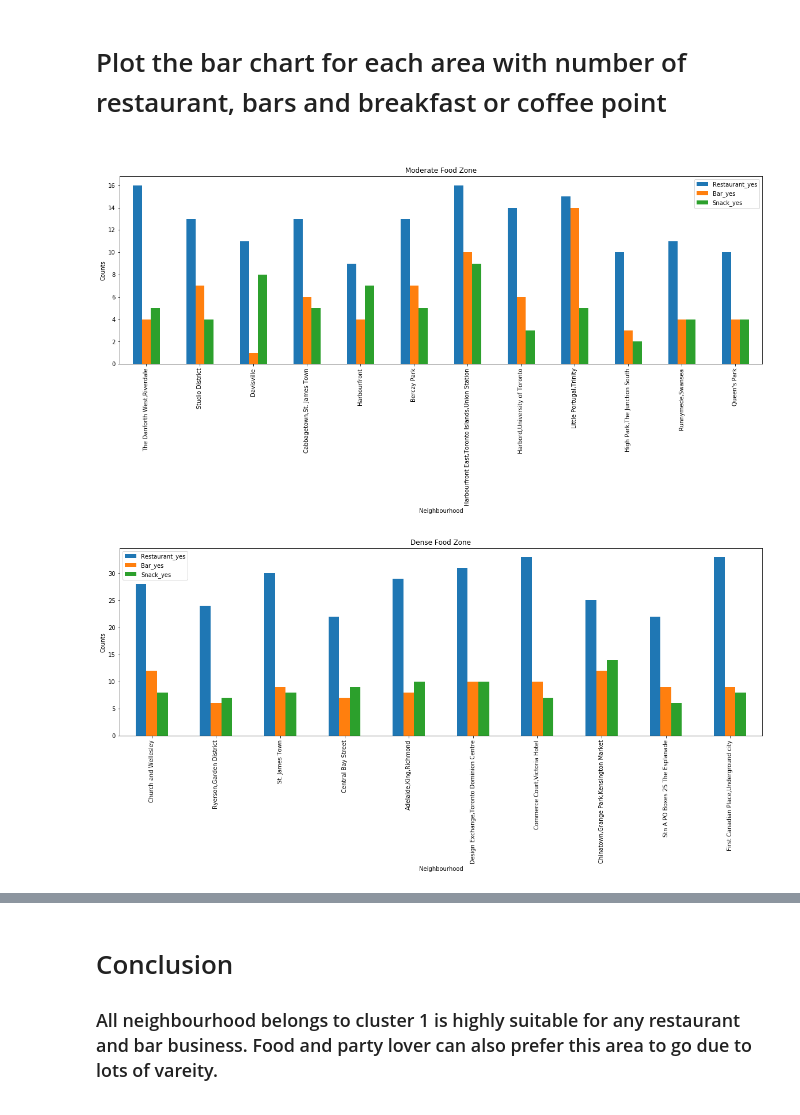
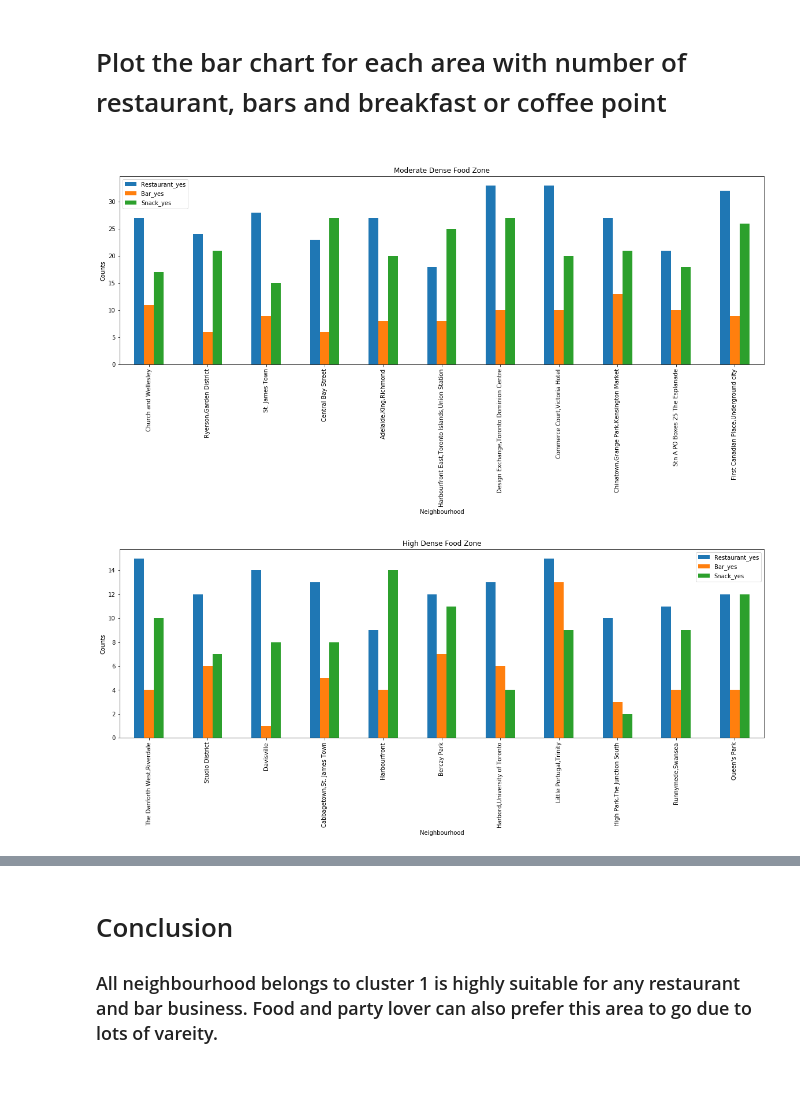
Before and after one commit to Avik-Data/Coursera_Capstone, a Jupyter notebook: Toronto neighborhood Analysis.ipynb, the cells around one changed output, grey strips where cells are left out. Saved outputs shown, nothing was run; the diff lists cells and outputs as text; code cells hidden in the pictures; blank space fills up the shorter version.

```diff
--- a/Toronto neighborhood Analysis.ipynb
+++ b/Toronto neighborhood Analysis.ipynb
@@ -625,6 +608,11 @@ for column in neighborhoods_venues_sorted_order.columns:
                 snack_list.append(col_val)
             elif col_val.lower().find('cheese')!= -1:
                 snack_list.append(col_val)
+            # coffee and tea
+            elif col_val.lower().find('coffee')!= -1:
+                snack_list.append(col_val)
+            elif col_val.lower().find('tea')!= -1:
+                snack_list.append(col_val)
             # restaurant Dessert
             elif col_val.lower().find('restaurant')!= -1:
                 rest_list.append(col_val)
@@ -647,11 +635,6 @@ for column in neighborhoods_venues_sorted_order.columns:
                 bar_list.append(col_val)
             elif col_val.lower().find('pub')!= -1:
                 bar_list.append(col_val)
-            # coffee and tea
-            elif col_val.lower().find('coffee')!= -1:
-                coffee_list.append(col_val)
-            elif col_val.lower().find('tea')!= -1:
-                coffee_list.append(col_val)
             # others
             else:
                 non_rest_list.append(col_val)
@@ -1050,19 +1040,19 @@ plt.show()
 # %%
 # plot for 1st cluster
 toronto_cluster_1.plot(x="Neighbourhood", y=["Restaurant_yes", "Bar_yes", "Snack_yes"], kind="bar",figsize = (20,6)).set(xlabel='Neighbourhood', ylabel='Counts')
-plt.title("Moderate Food Zone")
+plt.title("Moderate Dense Food Zone")
 # Rotate x-labels
 plt.show()
 # %% [output]
-[figure, old version]
+[figure, new version]
 # %%
 # plot for 2nd cluster
 toronto_cluster_2.plot(x="Neighbourhood", y=["Restaurant_yes", "Bar_yes", "Snack_yes"], kind="bar",figsize = (20,6)).set(xlabel='Neighbourhood', ylabel='Counts')
-plt.title("Dense Food Zone")
+plt.title("High Dense Food Zone")
 # Rotate x-labels
 plt.show()
 # %% [output]
-[figure, old version]
+[figure, new version]
 # %%
 # plot for 3rd cluster
 toronto_cluster_3.plot(x="Neighbourhood", y=["Restaurant_yes", "Bar_yes", "Snack_yes"], kind="bar",figsize = (20,6)).set(xlabel='Neighbourhood', ylabel='Counts')
```
Also changed, not shown: parts of 40 cells of this notebook.
